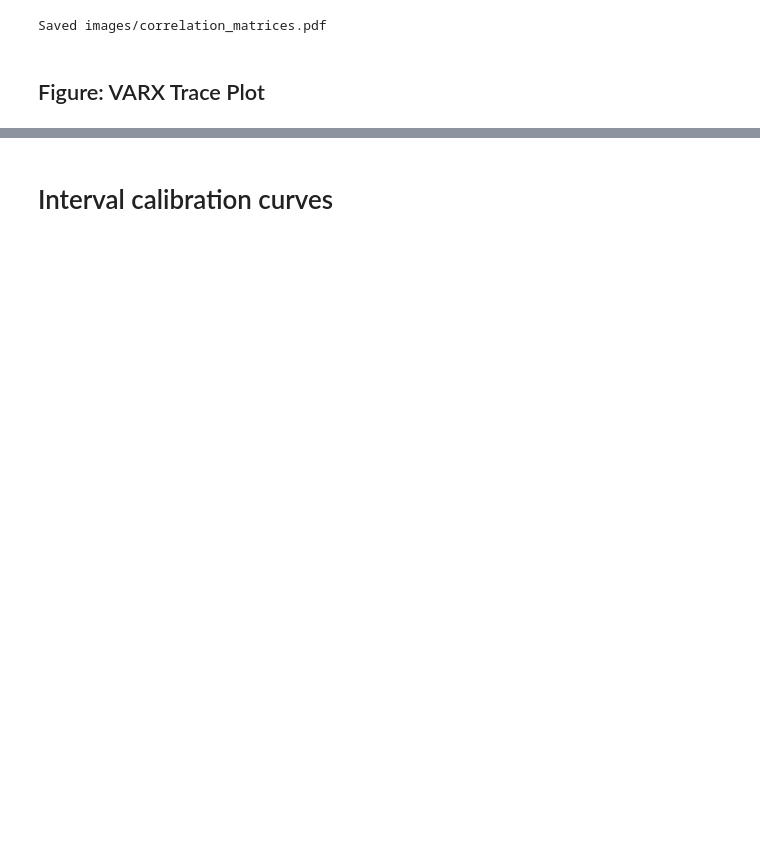
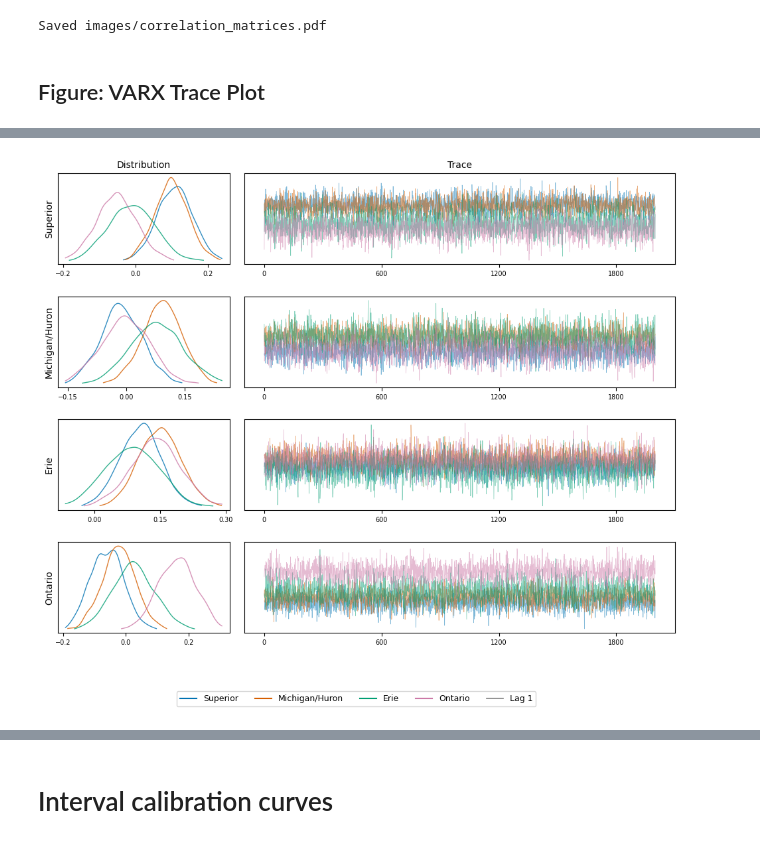
Before and after one commit to mcanearm/nbs_predictor_reproducibility_index, a Jupyter notebook: scripts/03_results_and_plots.ipynb, the cells around one changed output, grey strips where cells are left out. Cells and saved outputs as stored; diff of their text form; code cells hidden in the pictures; blank space fills up the shorter version.

```diff
--- a/scripts/03_results_and_plots.ipynb
+++ b/scripts/03_results_and_plots.ipynb
@@ -775,0 +825,79 @@ plt.show()
+# %%
+from scipy.stats import gaussian_kde
+
+y_alpha = trace.posterior["y_alphas"]  # (chain, draw, lag, series, lakes)
+
+n_lags = y_alpha.lag.size
+lag_styles = ["-", "--", ":", "-."][:n_lags]
+
+fig, axs = plt.subplots(
+    nrows=4,
+    ncols=2,
+    figsize=(12, 9),
+    gridspec_kw={"wspace": 0.05, "hspace": 0.35, "width_ratios": [1, 2.5]},
+)
+
+for r_idx, target_lake in enumerate(LAKE_NAMES):
+    ax_kde = axs[r_idx, 0]
+    ax_trace = axs[r_idx, 1]
+
+    all_vals = y_alpha.sel(lakes=target_lake).values.flatten()
+    lo, hi = np.percentile(all_vals, [0.5, 99.5])
+    pad = (hi - lo) * 0.05
+    xs = np.linspace(lo - pad, hi + pad, 400)
+
+    for source_lake in LAKE_NAMES:
+        color = lake_colors[source_lake]
+        for l_idx, lag in enumerate(y_alpha.lag.values):
+            data = (
+                y_alpha.sel(lakes=target_lake, series=source_lake, lag=lag)
+                .stack(samples=("chain", "draw"))
+                .transpose("samples", ...)
+                .values
+            )
+            ls = lag_styles[l_idx]
+            ys = gaussian_kde(data)(xs)
+            mask = ys > ys.max() * 0.02
+            ax_kde.plot(
+                xs[mask], ys[mask], color=color, linestyle=ls, linewidth=1.0, alpha=0.8
+            )
+            ax_trace.plot(data, color=color, linestyle=ls, linewidth=0.5, alpha=0.5)
+
+    ax_kde.set_yticks([])
+    ax_kde.set_ylabel(rename_lakes(target_lake), fontsize=10)
+    ax_kde.xaxis.set_major_locator(plt.MaxNLocator(3))
+    ax_kde.tick_params(axis="x", labelsize=7)
+    ax_trace.set_yticks([])
+    ax_trace.xaxis.set_major_locator(plt.MaxNLocator(4))
+    ax_trace.tick_params(axis="x", labelsize=7)
+
+    if r_idx == 0:
+        ax_kde.set_title("Distribution", fontsize=10)
+        ax_trace.set_title("Trace", fontsize=10)
+
+lake_handles = [
+    plt.Line2D([0], [0], color=lake_colors[l], linewidth=1.5, label=rename_lakes(l))
+    for l in LAKE_NAMES
+]
+lag_handles = [
+    plt.Line2D(
+        [0],
+        [0],
+        color="gray",
+        linestyle=lag_styles[i],
+        linewidth=1.2,
+        label=f"Lag {lag}",
+    )
+    for i, lag in enumerate(y_alpha.lag.values)
+]
+fig.legend(
+    handles=lake_handles + lag_handles,
+    loc="lower center",
+    ncol=len(LAKE_NAMES) + n_lags,
+    bbox_to_anchor=(0.5, -0.02),
+    fontsize=9,
+)
+plt.savefig(str(IMAGES_DIR / "y_alpha_trace.pdf"), bbox_inches="tight")
+plt.show()
+# %% [output]
+[figure, added]
```
Also changed, not shown: parts of 18 cells of this notebook, 5 other files.
